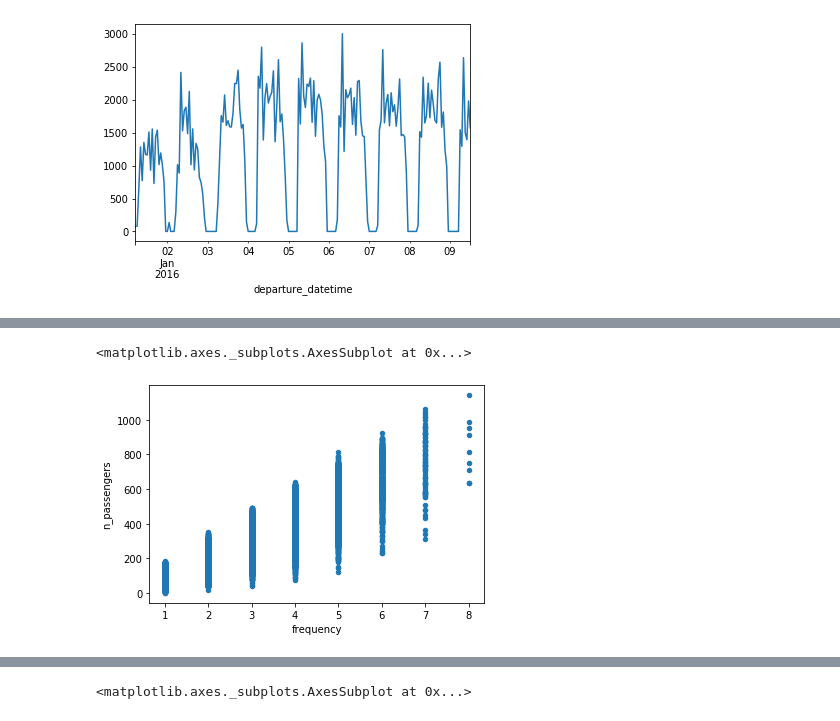
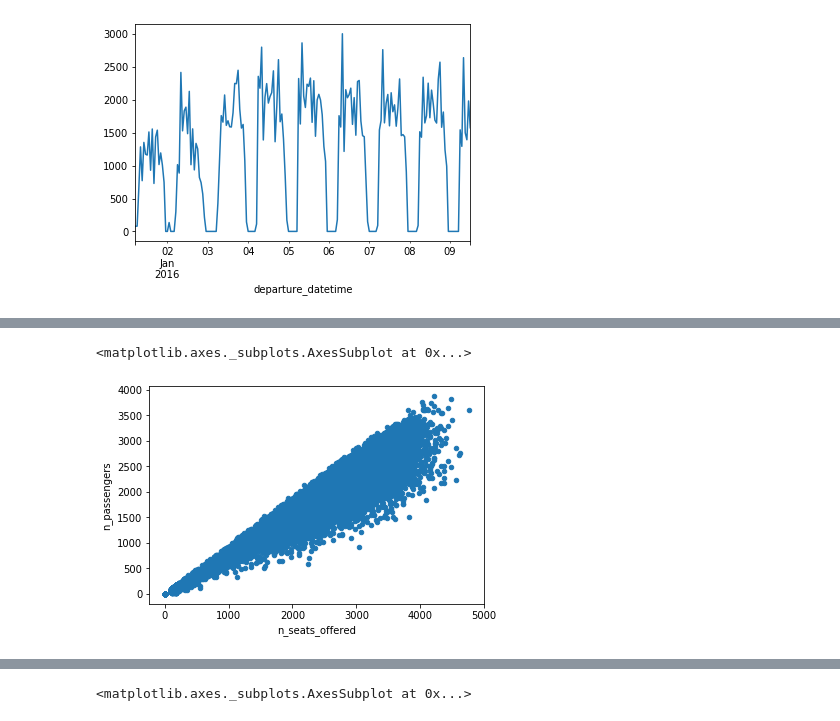
Before and after one commit to welberthdouglas/Civil_Aviation_ML, a Jupyter notebook: CA_SP-RJ.ipynb, the cells around one changed output, grey strips where cells are left out. Saved outputs shown, nothing was run; the diff lists cells and outputs as text; code cells hidden in the pictures.

```diff
--- a/CA_SP-RJ.ipynb
+++ b/CA_SP-RJ.ipynb
@@ -361,5 +282,5 @@ sns.pairplot(df_sp_grouped);
 # %%
-df_sp_grouped.plot.scatter(x = 'frequency',y='n_passengers')
+df_sp_grouped_hour.plot.scatter(x = 'n_seats_offered',y='n_passengers')
 # %% [output]
 <matplotlib.axes._subplots.AxesSubplot at 0x...>
-[figure, old version]
+[figure, new version]
```
Also changed, not shown: parts of 33 cells of this notebook.
